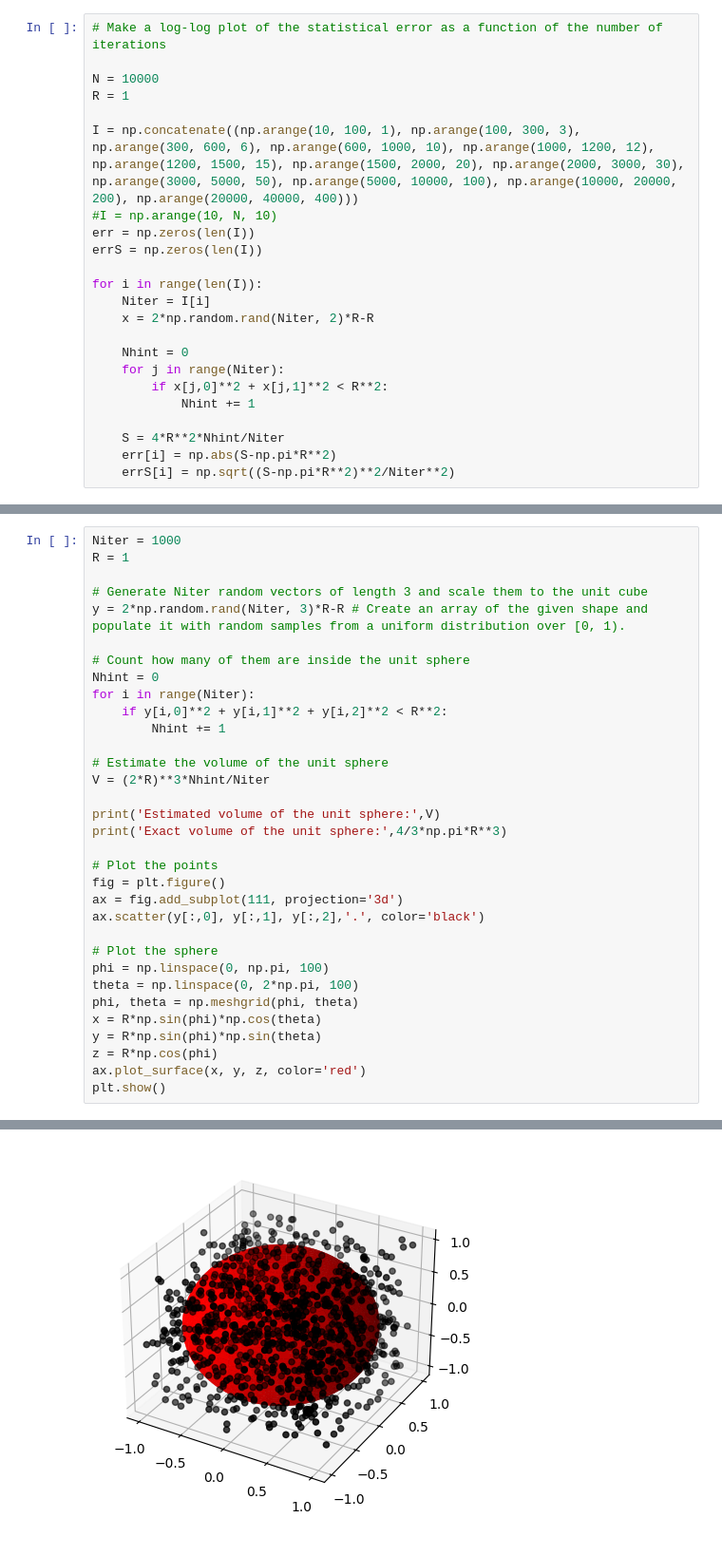
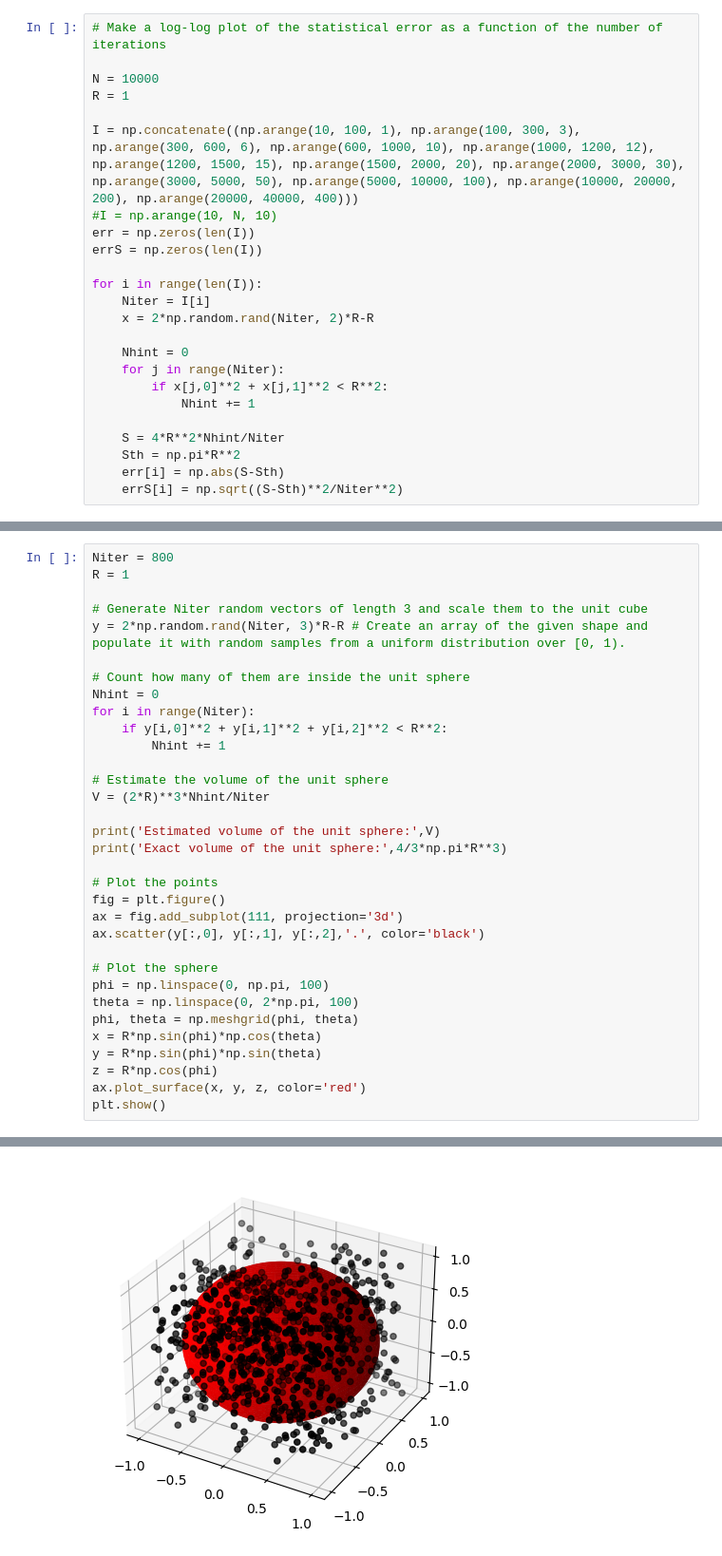
Before and after one commit to giacomocalabria/Stochastic-Methods-UPC, a Jupyter notebook: W3/Notebook.ipynb, the cells around one changed output, grey strips where cells are left out. Shown: that part at 95% size. Drawn from its saved outputs; the diff is of its cells as text.

```diff
--- a/W3/Notebook.ipynb
+++ b/W3/Notebook.ipynb
@@ -62,8 +61,9 @@ for i in range(len(I)):
             Nhint += 1
 
     S = 4*R**2*Nhint/Niter
-    err[i] = np.abs(S-np.pi*R**2)
-    errS[i] = np.sqrt((S-np.pi*R**2)**2/Niter**2)
+    Sth = np.pi*R**2
+    err[i] = np.abs(S-Sth)
+    errS[i] = np.sqrt((S-Sth)**2/Niter**2)
 # %%
 # Fit a power law to the data in log-log scale
 p = np.polyfit(np.log(I), np.log(err), 1)
@@ -93,7 +93,7 @@ plt.show()
 # %% [output]
 [figure]
 # %%
-Niter = 1000
+Niter = 800
 R = 1
 
 # Generate Niter random vectors of length 3 and scale them to the unit cube
@@ -130,2 +130,2 @@ Estimated volume of the unit sphere: 3.944
 Exact volume of the unit sphere: 4.1887902047863905
-[figure, old version]
+[figure, new version]
```
Also changed, not shown: parts of 13 cells of this notebook, 7 other files.
